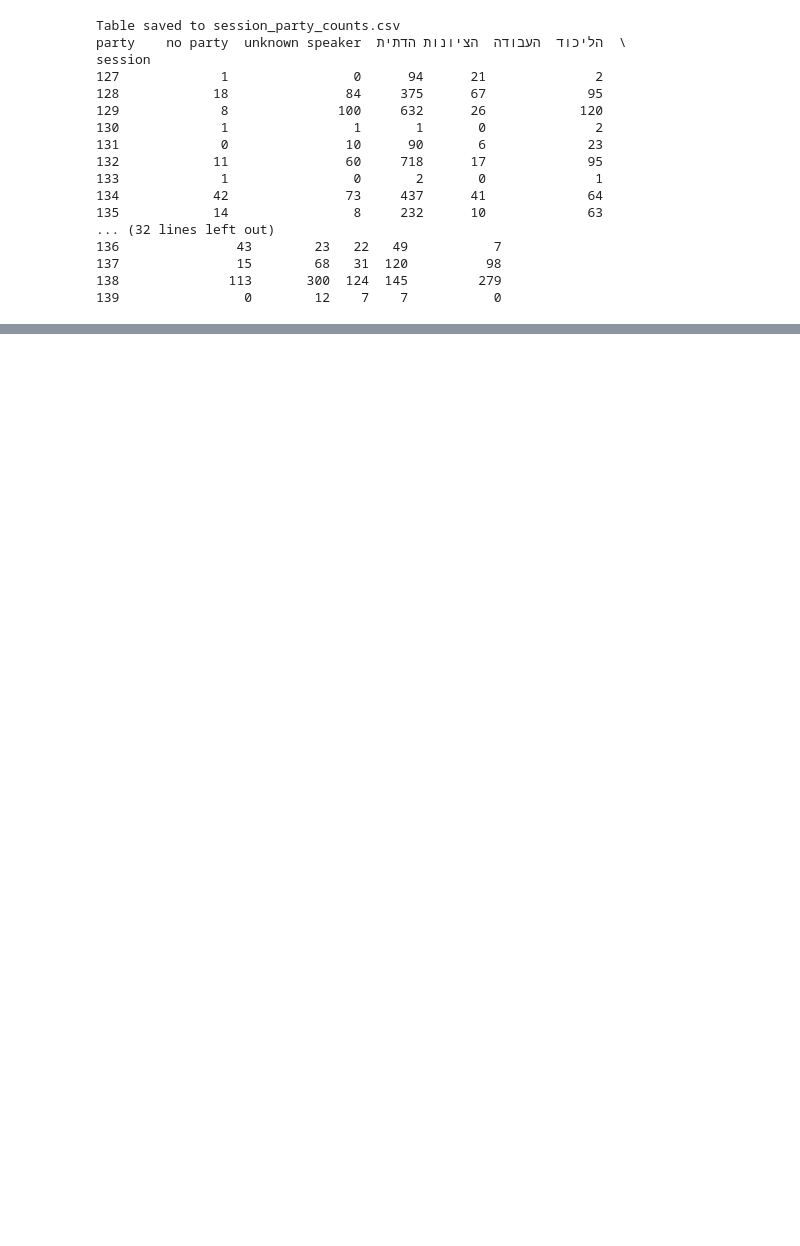
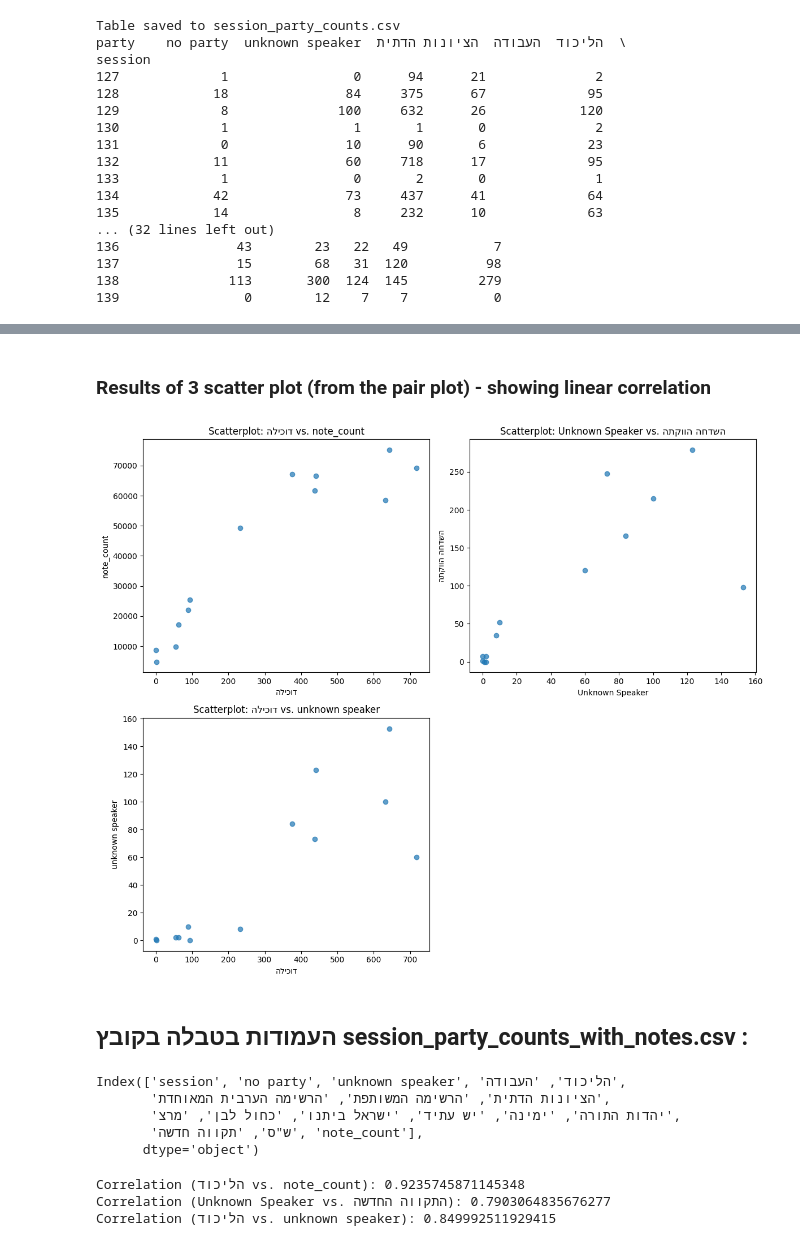
Before and after one commit to ortall0201/Knesset_24_Regression, a Jupyter notebook: Regression_Kneset_Project.ipynb, the cells around one changed output, grey strips where cells are left out. Saved outputs shown, nothing was run; the diff lists cells and outputs as text; code cells hidden in the pictures; blank space fills up the shorter version.

```diff
--- a/Regression_Kneset_Project.ipynb
+++ b/Regression_Kneset_Project.ipynb
@@ -2544,0 +2714,58 @@ session
+# %% [markdown]
+### Results of 3 scatter plot (from the pair plot) - showing linear correlation
+# %%
+import matplotlib.pyplot as plt
+
+# Set up a 2x2 grid for the subplots
+plt.figure(figsize=(12, 10))
+
+# First plot: הליכוד vs note_count
+plt.subplot(2, 2, 1)
+plt.scatter(numeric_data['הליכוד'], numeric_data['note_count'], alpha=0.7)
+plt.title("Scatterplot: הליכוד vs. note_count")
+plt.xlabel("הליכוד")
+plt.ylabel("note_count")
+
+# Second plot: Unknown Speaker vs התקווה החדשה
+plt.subplot(2, 2, 2)
+plt.scatter(numeric_data['unknown speaker'], numeric_data['תקווה חדשה'], alpha=0.7)
+plt.title("Scatterplot: Unknown Speaker vs. התקווה החדשה")
+plt.xlabel("Unknown Speaker")
+plt.ylabel("התקווה החדשה")
+
+# Third plot: הליכוד vs unknown speaker
+plt.subplot(2, 2, 3)
+plt.scatter(numeric_data['הליכוד'], numeric_data['unknown speaker'], alpha=0.7)
+plt.title("Scatterplot: הליכוד vs. unknown speaker")
+plt.xlabel("הליכוד")
+plt.ylabel("unknown speaker")
+
+# Adjust layout and display
+plt.tight_layout()
+plt.show()
+# %% [output]
+[figure, added]
+# %% [markdown]
+## העמודות בטבלה בקובץ session_party_counts_with_notes.csv :
+# %%
+# Display all column names
+print(numeric_data.columns)
+# %% [output]
+Index(['session', 'no party', 'unknown speaker', 'הליכוד', 'העבודה',
+       'הציונות הדתית', 'הרשימה המשותפת', 'הרשימה הערבית המאוחדת',
+       'יהדות התורה', 'ימינה', 'יש עתיד', 'ישראל ביתנו', 'כחול לבן', 'מרצ',
+       'ש"ס', 'תקווה חדשה', 'note_count'],
+      dtype='object')
+# %%
+# Calculate Pearson's correlation coefficients
+correlation_1 = numeric_data['הליכוד'].corr(numeric_data['note_count'])
+correlation_2 = numeric_data['unknown speaker'].corr(numeric_data['תקווה חדשה'])
+correlation_3 = numeric_data['הליכוד'].corr(numeric_data['unknown speaker'])
+
+print(f"Correlation (הליכוד vs. note_count): {correlation_1}")
+print(f"Correlation (Unknown Speaker vs. התקווה החדשה): {correlation_2}")
+print(f"Correlation (הליכוד vs. unknown speaker): {correlation_3}")
+# %% [output]
+Correlation (הליכוד vs. note_count): 0.9235745871145348
+Correlation (Unknown Speaker vs. התקווה החדשה): 0.7903064835676277
+Correlation (הליכוד vs. unknown speaker): 0.849992511929415
```
Also changed, not shown: parts of 39 cells of this notebook, 5 other files.
